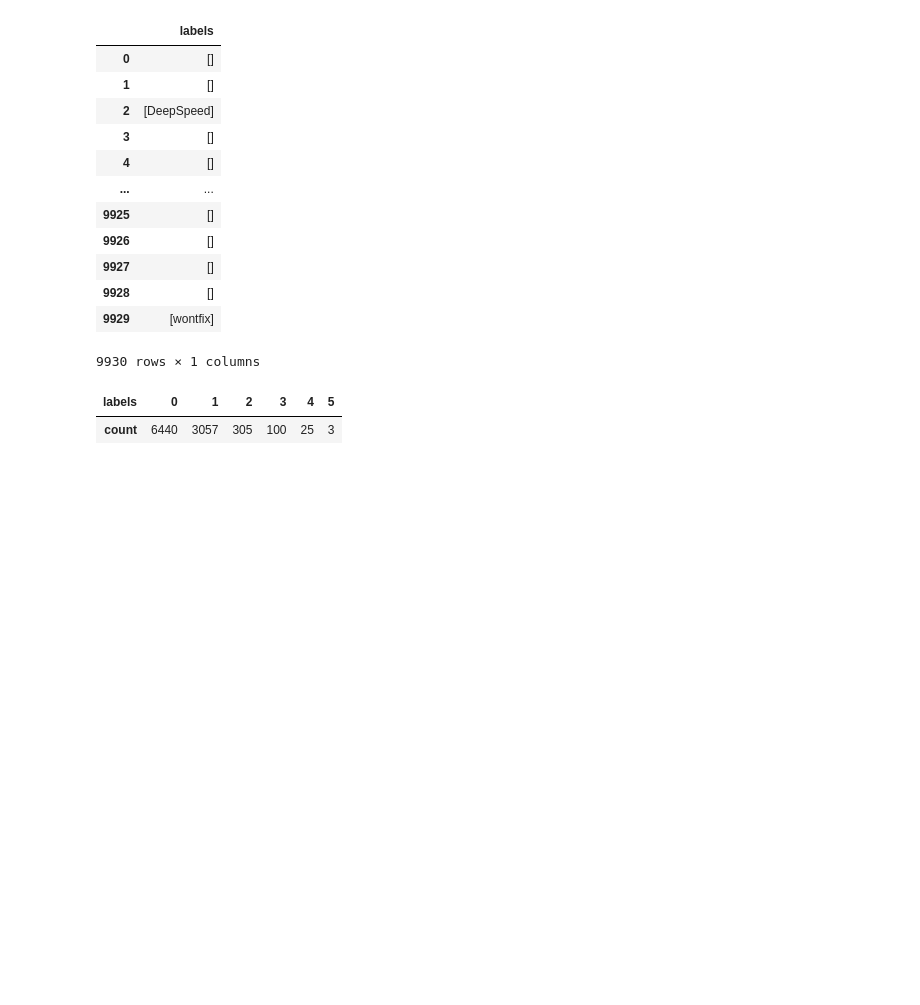
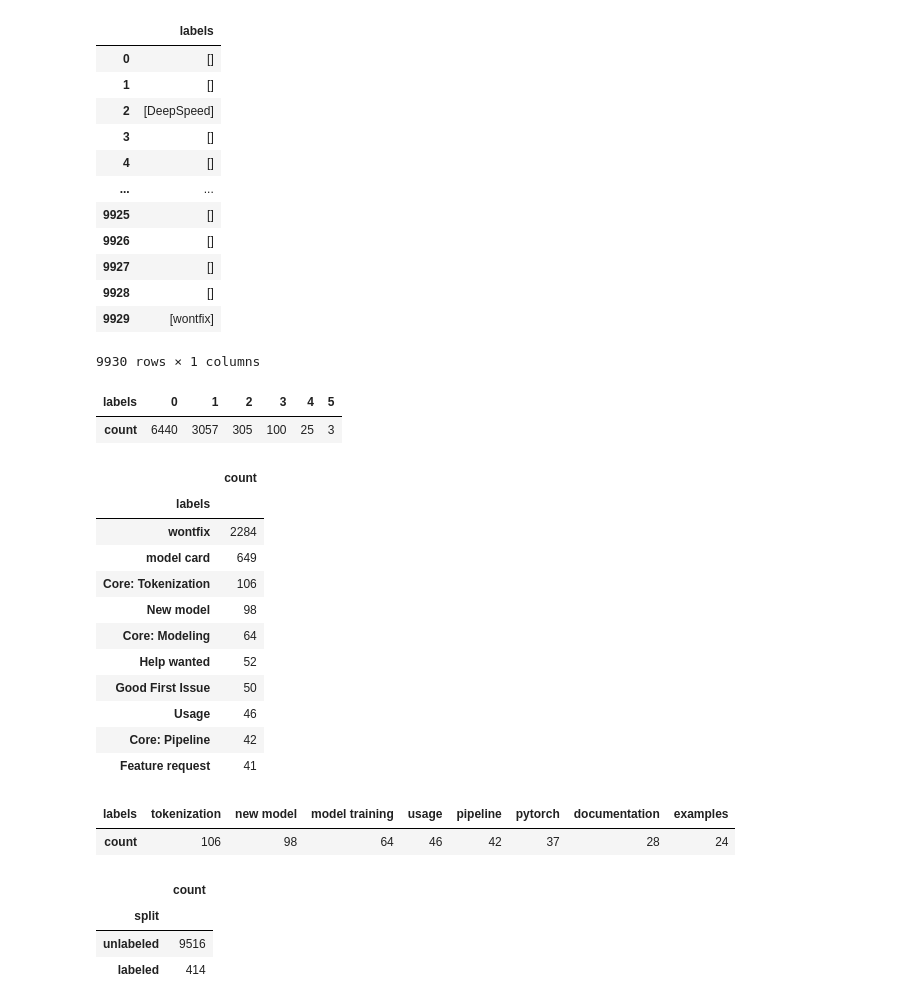
Before and after one commit to kunalsonalkar/query_intent, a Jupyter notebook: transformer_based_label_classification.ipynb, the cells around one changed output. Drawn from its saved outputs; the diff is of its cells as text; code cells hidden in the pictures; blank space fills up the shorter version.

```diff
--- a/transformer_based_label_classification.ipynb
+++ b/transformer_based_label_classification.ipynb
@@ -50,3 +41,18 @@ df_issues["labels"].apply(lambda x: len(x)).value_counts().to_frame().T
 # %% [output]
 | labels | 0 | 1 | 2 | 3 | 4 | 5 |
 | count | 6440 | 3057 | 305 | 100 | 25 | 3 |
+# %%
+df_issues["labels"].explode().value_counts().to_frame().head(10)
+# %% [output]
+|  | count |
+| labels |  |
+| wontfix | 2284 |
+| model card | 649 |
+| Core: Tokenization | 106 |
+| New model | 98 |
+| Core: Modeling | 64 |
+| Help wanted | 52 |
+| Good First Issue | 50 |
+| Usage | 46 |
+| Core: Pipeline | 42 |
+| Feature request | 41 |
@@ -52,0 +77,15 @@ df_issues["labels"].apply(lambda x: len(x)).value_counts().to_frame().T
+# %%
+df_counts
+# %% [output]
+| labels | tokenization | new model | model training | usage | pipeline | pytorch | documentation | examples |
+| count | 106 | 98 | 64 | 46 | 42 | 37 | 28 | 24 |
+# %%
+df_issues["split"] = "unlabeled"
+mask = df_issues["labels"].apply(lambda x: len(x)> 0)
+df_issues.loc[mask, "split"] = "labeled"
+df_issues["split"].value_counts().to_frame()
+# %% [output]
+|  | count |
+| split |  |
+| unlabeled | 9516 |
+| labeled | 414 |
```
Also changed, not shown: parts of 19 cells of this notebook.
